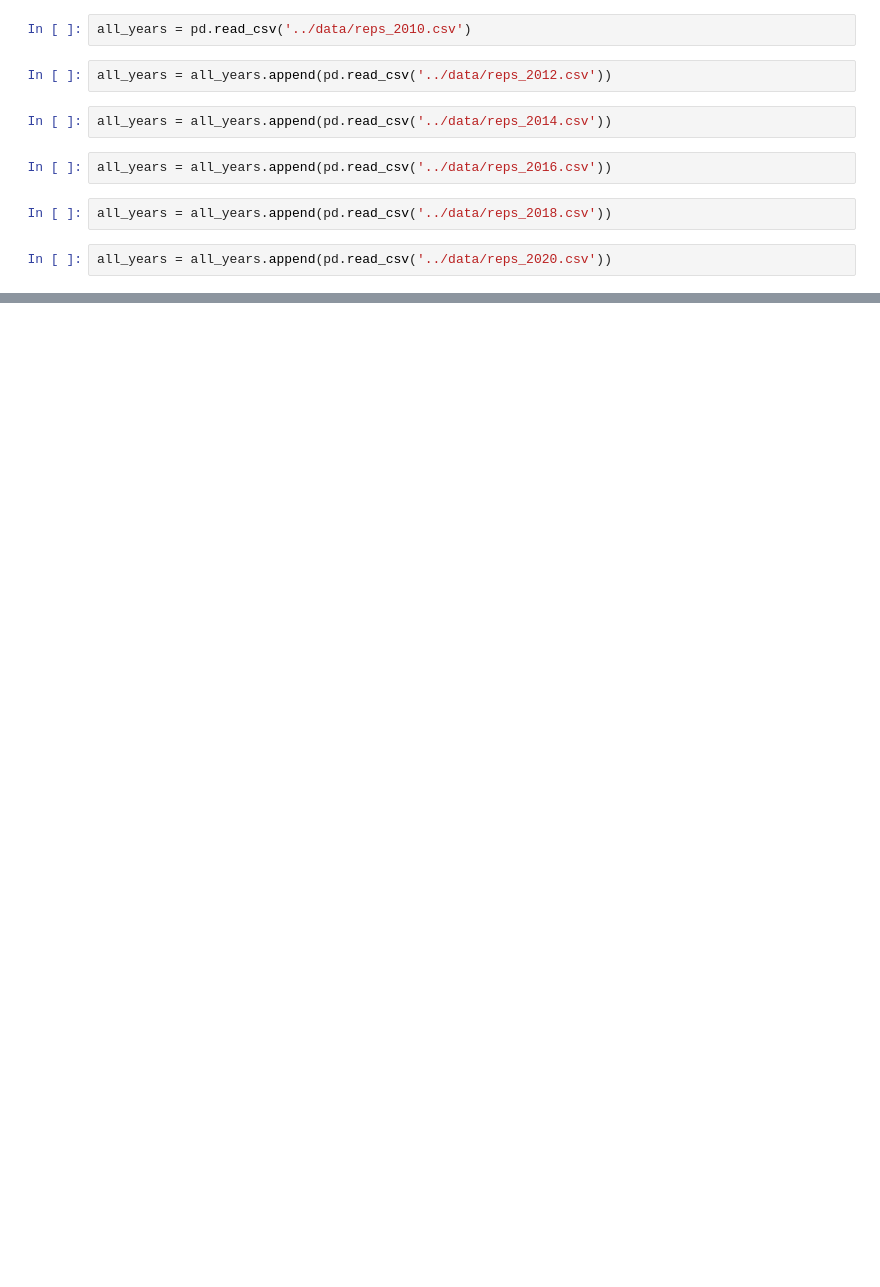
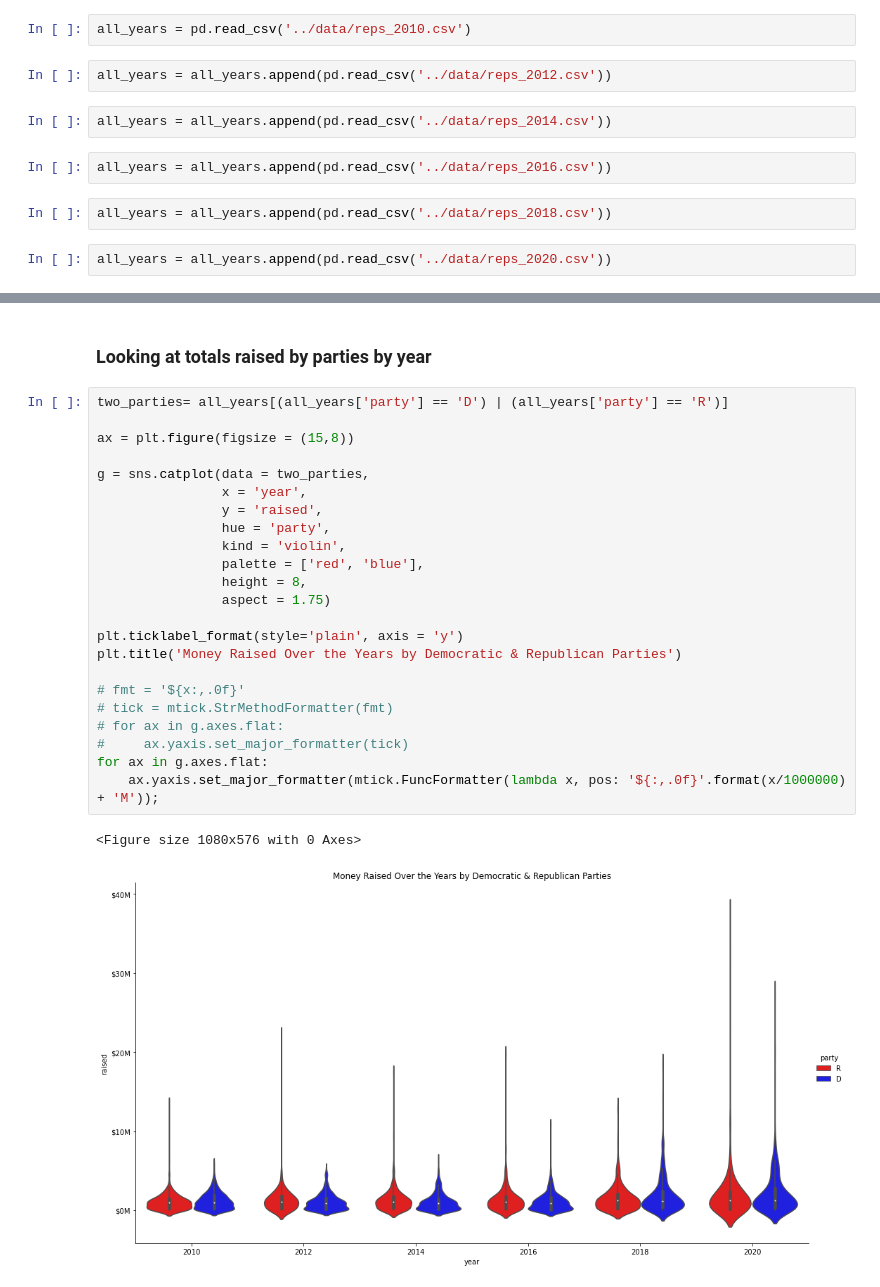
Before and after one commit to nss-data-science-cohort-5/webscraping_open_secrets-orange-oscelots_project-3, a Jupyter notebook: notebooks/chris_mulvey_analysis.ipynb, the cells around one changed output, grey strips where cells are left out. Saved outputs shown, nothing was run; the diff lists cells and outputs as text; blank space fills up the shorter version.

```diff
--- a/notebooks/chris_mulvey_analysis.ipynb
+++ b/notebooks/chris_mulvey_analysis.ipynb
@@ -78,0 +123,28 @@ all_years = all_years.append(pd.read_csv('../data/reps_2020.csv'))
+# %% [markdown]
+### Looking at totals raised by parties by year
+# %%
+two_parties= all_years[(all_years['party'] == 'D') | (all_years['party'] == 'R')]
+
+ax = plt.figure(figsize = (15,8))
+
+g = sns.catplot(data = two_parties,
+                x = 'year',
+                y = 'raised',
+                hue = 'party',
+                kind = 'violin',
+                palette = ['red', 'blue'],
+                height = 8,
+                aspect = 1.75)
+
+plt.ticklabel_format(style='plain', axis = 'y')
+plt.title('Money Raised Over the Years by Democratic & Republican Parties')
+
+# fmt = '${x:,.0f}'
+# tick = mtick.StrMethodFormatter(fmt)
+# for ax in g.axes.flat:
+#     ax.yaxis.set_major_formatter(tick)
+for ax in g.axes.flat:
+    ax.yaxis.set_major_formatter(mtick.FuncFormatter(lambda x, pos: '${:,.0f}'.format(x/1000000) + 'M'));
+# %% [output]
+<Figure size 1080x576 with 0 Axes>
+[figure, added]
```
Also changed, not shown: parts of 24 cells of this notebook, 1 other file.
